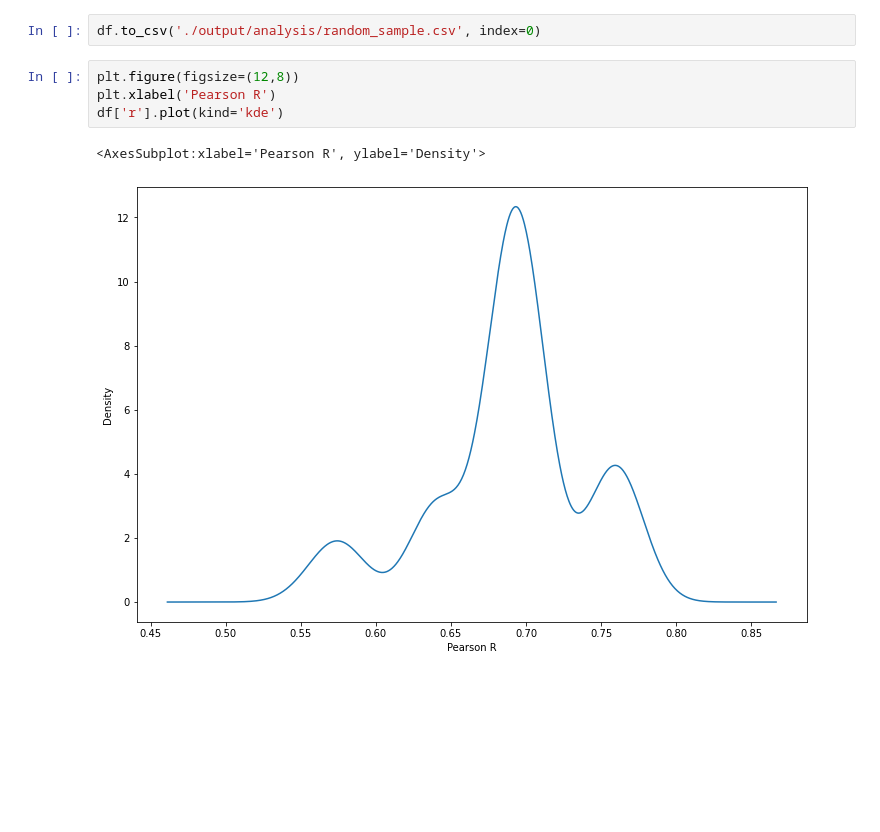
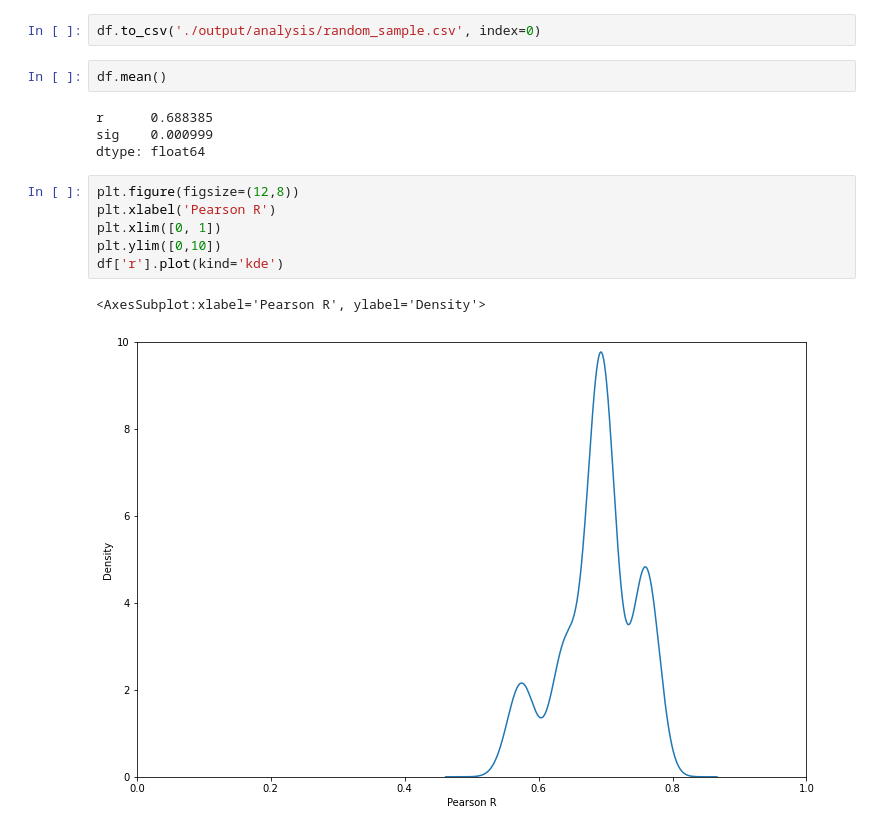
Before and after one commit to comp-music-lab/indian-music-data, a Jupyter notebook: RandomCorrelationCheck.ipynb, the cells around one changed output. Cells and saved outputs as stored; diff of their text form; blank space fills up the shorter version.

Commit message:
re-run random correlation to calculate mean

```diff
--- a/RandomCorrelationCheck.ipynb
+++ b/RandomCorrelationCheck.ipynb
@@ -124,10 +124,18 @@ for i in range(NUM_PERM):
     df = run_random_sampling(df)
 # %%
 df.to_csv('./output/analysis/random_sample.csv', index=0)
+# %%
+df.mean()
+# %% [output]
+r      0.688385
+sig    0.000999
+dtype: float64
 # %%
 plt.figure(figsize=(12,8))
 plt.xlabel('Pearson R')
+plt.xlim([0, 1])
+plt.ylim([0,10])
 df['r'].plot(kind='kde')
 # %% [output]
 <AxesSubplot:xlabel='Pearson R', ylabel='Density'>
-[figure, old version]
+[figure, new version]
```
Also changed, not shown: parts of 1 cell of this notebook, 3 other files.
